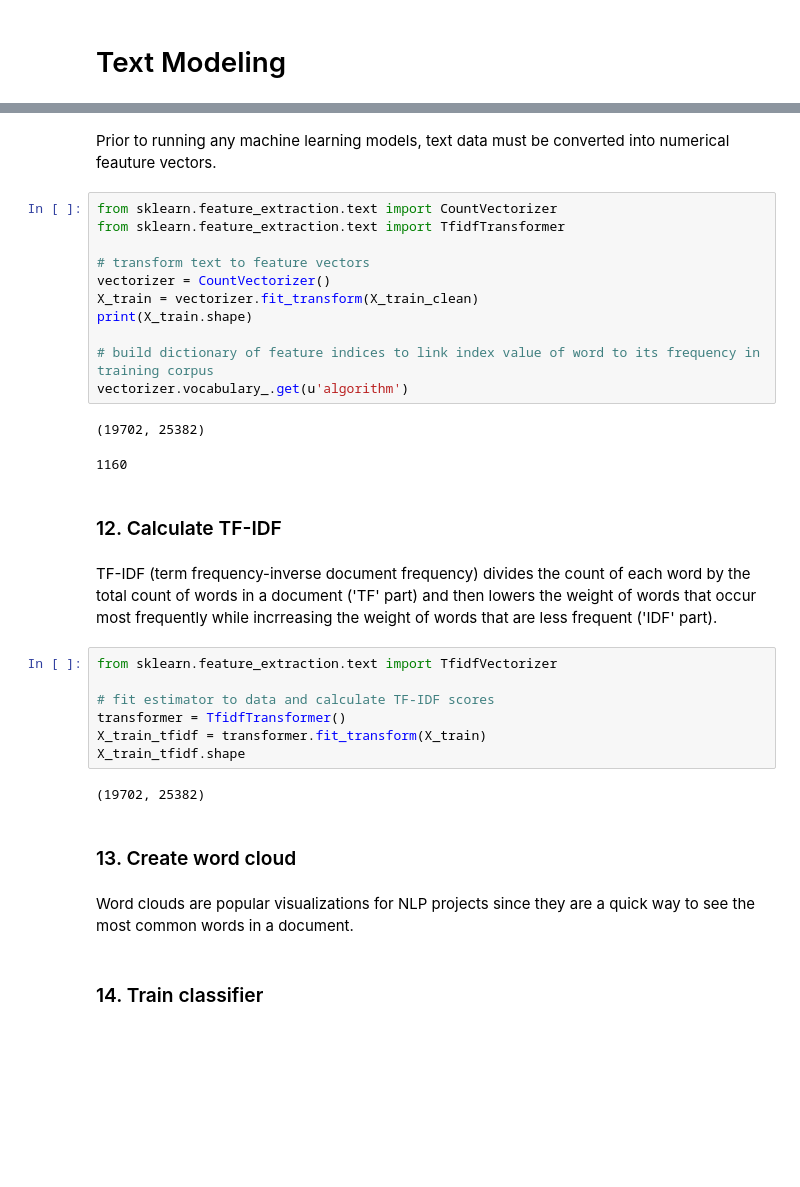
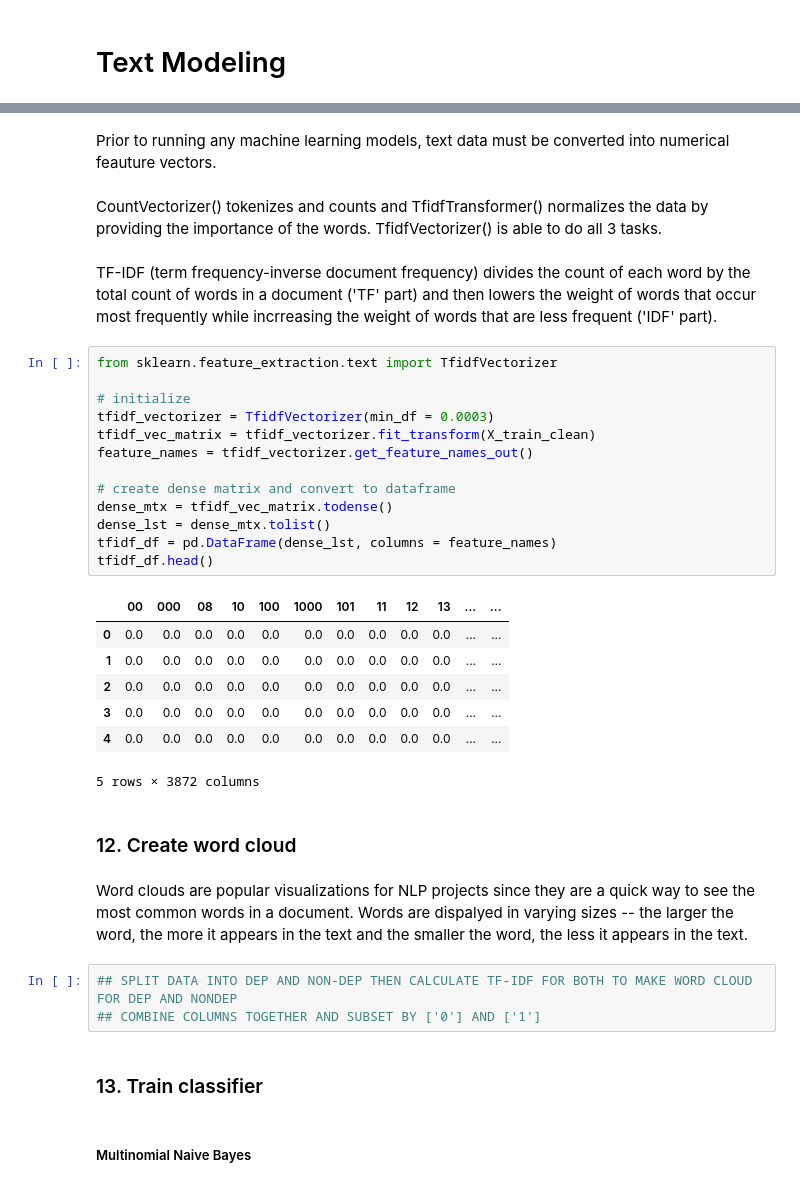
Before and after one commit to thalia-huynh/predicting-depression-using-nlp, a Jupyter notebook: detecting-depression-from-online-text.ipynb, the cells around one changed output, grey strips where cells are left out. Cells and saved outputs as stored; diff of their text form; blank space fills up the shorter version.

```diff
--- a/detecting-depression-from-online-text.ipynb
+++ b/detecting-depression-from-online-text.ipynb
@@ -348,38 +351,39 @@ X_train_clean
 # %% [markdown]
-Prior to running any machine learning models, text data must be converted into numerical feauture vectors.
+Prior to running any machine learning models, text data must be converted into numerical feauture vectors.<br><br>
+CountVectorizer() tokenizes and counts and TfidfTransformer() normalizes the data by providing the importance of the words. TfidfVectorizer() is able to do all 3 tasks.<br><br>
+TF-IDF (term frequency-inverse document frequency) divides the count of each word by the total count of words in a document ('TF' part) and then lowers the weight of words that occur most frequently while incrreasing the weight of words that are less frequent ('IDF' part).
-# %%
-from sklearn.feature_extraction.text import CountVectorizer
-from sklearn.feature_extraction.text import TfidfTransformer
-
-# transform text to feature vectors
-vectorizer = CountVectorizer()
-X_train = vectorizer.fit_transform(X_train_clean)
-print(X_train.shape)
-
-# build dictionary of feature indices to link index value of word to its frequency in training corpus
-vectorizer.vocabulary_.get(u'algorithm')
-# %% [output]
-(19702, 25382)
-1160
-# %% [markdown]
-### 12. Calculate TF-IDF
-# %% [markdown]
-TF-IDF (term frequency-inverse document frequency) divides the count of each word by the total count of words in a document ('TF' part) and then lowers the weight of words that occur most frequently while incrreasing the weight of words that are less frequent ('IDF' part).
-# %%
-from sklearn.feature_extraction.text import TfidfVectorizer
-
-# fit estimator to data and calculate TF-IDF scores
-transformer = TfidfTransformer()
-X_train_tfidf = transformer.fit_transform(X_train)
-X_train_tfidf.shape
-# %% [output]
-(19702, 25382)
+# %%
+from sklearn.feature_extraction.text import TfidfVectorizer
+
+# initialize
+tfidf_vectorizer = TfidfVectorizer(min_df = 0.0003)
+tfidf_vec_matrix = tfidf_vectorizer.fit_transform(X_train_clean)
+feature_names = tfidf_vectorizer.get_feature_names_out()
+
+# create dense matrix and convert to dataframe
+dense_mtx = tfidf_vec_matrix.todense()
+dense_lst = dense_mtx.tolist()
+tfidf_df = pd.DataFrame(dense_lst, columns = feature_names)
+tfidf_df.head()
+# %% [output]
+|  | 00 | 000 | 08 | 10 | 100 | 1000 | 101 | 11 | 12 | 13 | ... | ... |
+| 0 | 0.0 | 0.0 | 0.0 | 0.0 | 0.0 | 0.0 | 0.0 | 0.0 | 0.0 | 0.0 | ... | ... |
+| 1 | 0.0 | 0.0 | 0.0 | 0.0 | 0.0 | 0.0 | 0.0 | 0.0 | 0.0 | 0.0 | ... | ... |
+| 2 | 0.0 | 0.0 | 0.0 | 0.0 | 0.0 | 0.0 | 0.0 | 0.0 | 0.0 | 0.0 | ... | ... |
+| 3 | 0.0 | 0.0 | 0.0 | 0.0 | 0.0 | 0.0 | 0.0 | 0.0 | 0.0 | 0.0 | ... | ... |
+| 4 | 0.0 | 0.0 | 0.0 | 0.0 | 0.0 | 0.0 | 0.0 | 0.0 | 0.0 | 0.0 | ... | ... |
+5 rows × 3872 columns
 # %% [markdown]
-### 13. Create word cloud
+### 12. Create word cloud
 # %% [markdown]
-Word clouds are popular visualizations for NLP projects since they are a quick way to see the most common words in a document.
+Word clouds are popular visualizations for NLP projects since they are a quick way to see the most common words in a document. Words are dispalyed in varying sizes -- the larger the word, the more it appears in the text and the smaller the word, the less it appears in the text.
+# %%
+## SPLIT DATA INTO DEP AND NON-DEP THEN CALCULATE TF-IDF FOR BOTH TO MAKE WORD CLOUD FOR DEP AND NONDEP
+## COMBINE COLUMNS TOGETHER AND SUBSET BY ['0'] AND ['1']
 # %% [markdown]
-### 14. Train classifier
+### 13. Train classifier
+# %% [markdown]
+##### Multinomial Naive Bayes
 # %%
 from sklearn.naive_bayes import MultinomialNB
 
```
Also changed, not shown: parts of 20 cells of this notebook, 2 other files.
